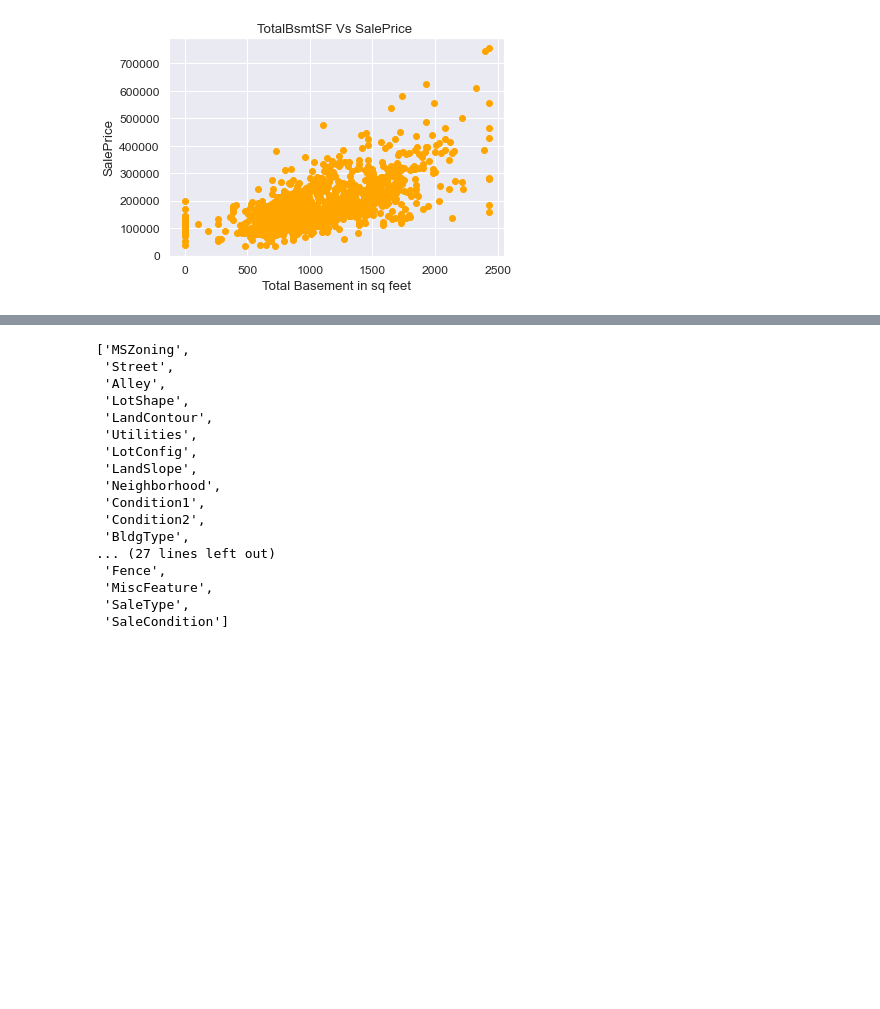
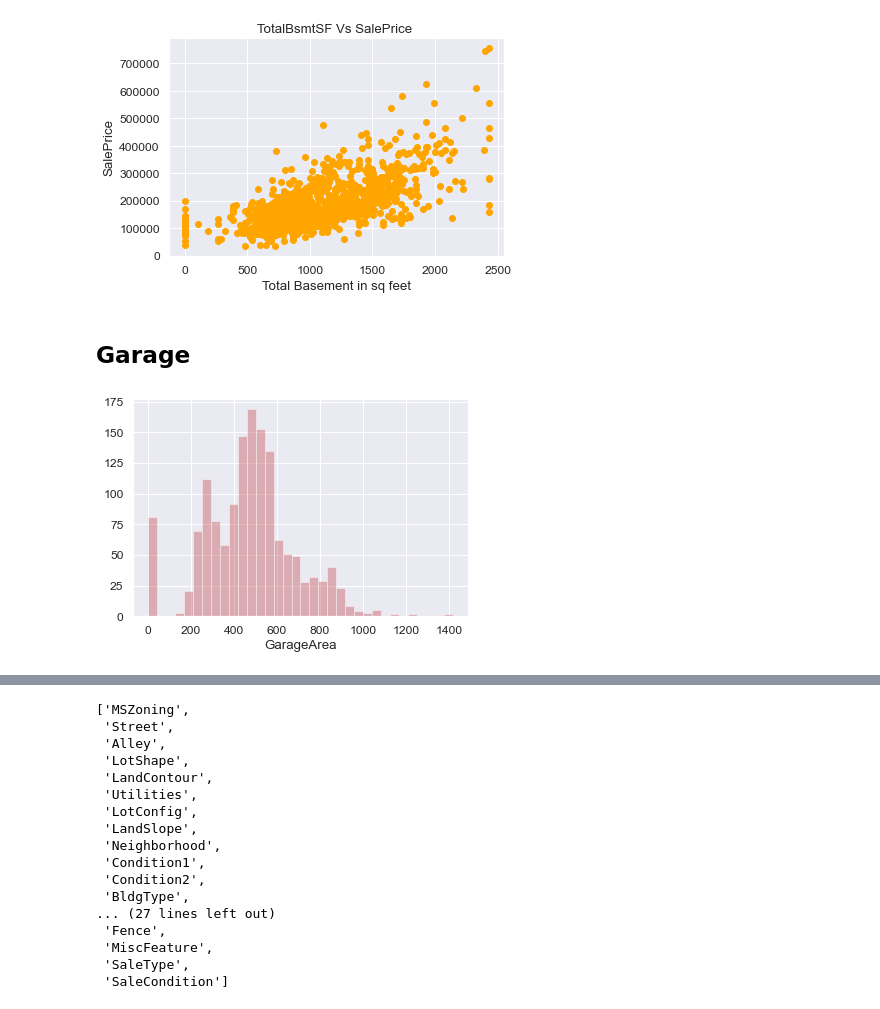
Before and after one commit to kshitijmohan15/Data-Analysis, a Jupyter notebook: Advanced Regression House Prices/train_house_prices.ipynb, the cells around one changed output, grey strips where cells are left out. Drawn from its saved outputs; the diff is of its cells as text; code cells hidden in the pictures; blank space fills up the shorter version.

```diff
--- a/Advanced Regression House Prices/train_house_prices.ipynb
+++ b/Advanced Regression House Prices/train_house_prices.ipynb
@@ -212,3 +232,14 @@ A value is trying to be set on a copy of a slice from a DataFrame
 See the caveats in the documentation: https://pandas.pydata.org/pandas-docs/stable/user_guide/indexing.html#returning-a-view-versus-a-copy
   self._setitem_single_block(indexer, value, name)
 [figure]
+# %%
+basement_cols=['BsmtQual','BsmtCond','BsmtExposure','BsmtFinType1','BsmtFinType2','BsmtFinSF1','BsmtFinSF2']
+for col in basement_cols:
+    if 'FinSF' not in col:
+        house[col] = house[col].fillna('None')
+# %% [markdown]
+## Garage
+# %%
+sns.distplot(house["GarageArea"],color='r', kde=False);
+# %% [output]
+[figure, added]
```
Also changed, not shown: parts of 32 cells of this notebook.
